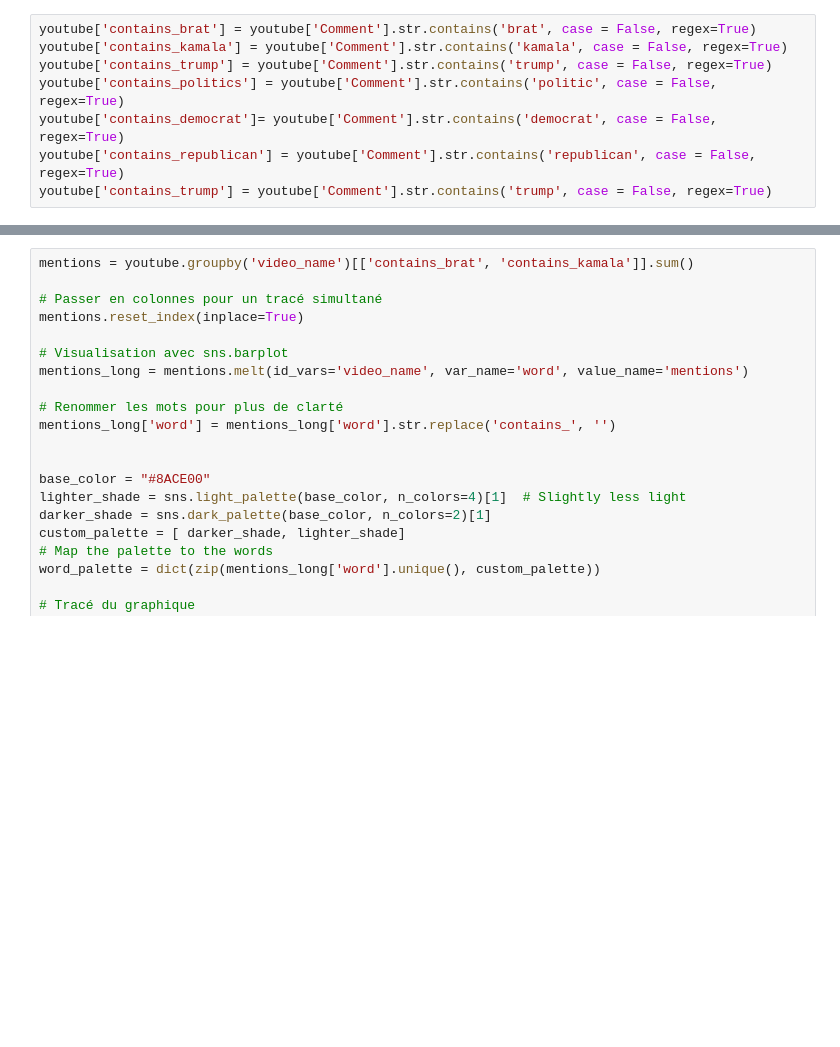
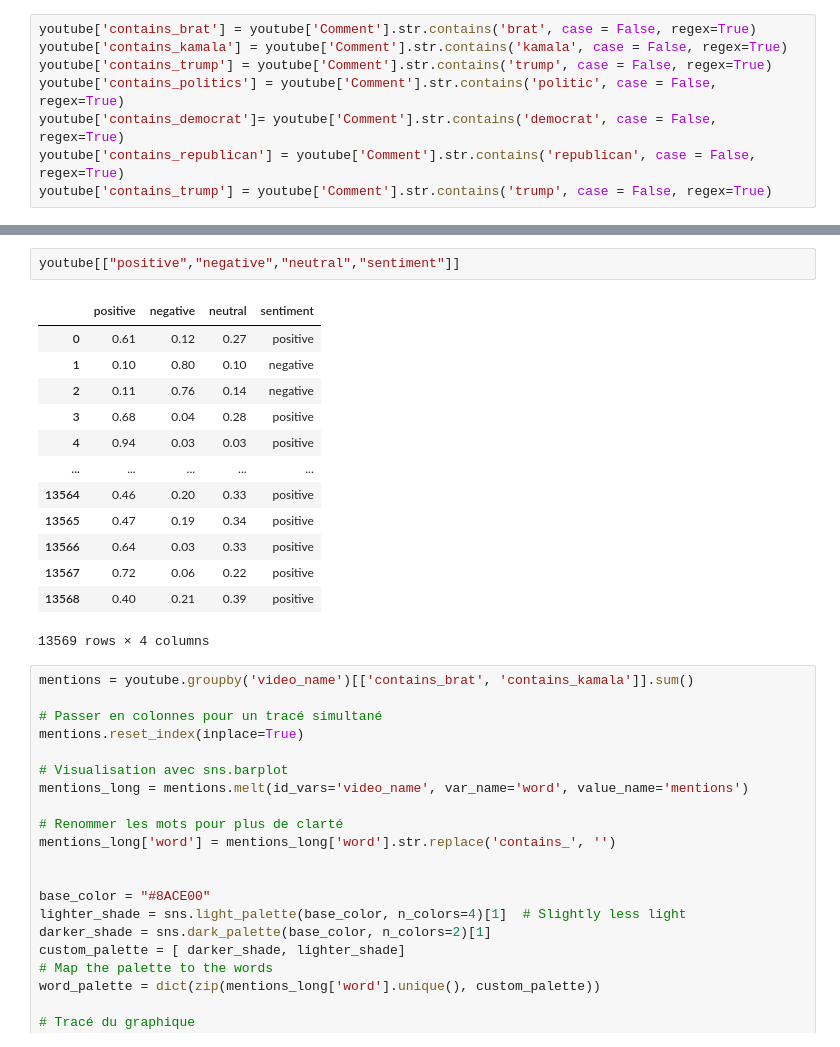
Before and after one commit to pouvoirdasha/sociology_scrapping, a Jupyter notebook: notebooks_stats_finetuning/descriptive_stats_leo.ipynb, the cells around one changed output, grey strips where cells are left out. Cells and saved outputs as stored; diff of their text form; blank space fills up the shorter version.

```diff
--- a/notebooks_stats_finetuning/descriptive_stats_leo.ipynb
+++ b/notebooks_stats_finetuning/descriptive_stats_leo.ipynb
@@ -273,3 +290,19 @@ youtube["sentiment"] = youtube.apply(lambda x: one_column_to_rule_them_all(x.is_
+# %%
+youtube[["positive","negative","neutral","sentiment"]]
+# %% [output]
+|  | positive | negative | neutral | sentiment |
+| 0 | 0.61 | 0.12 | 0.27 | positive |
+| 1 | 0.10 | 0.80 | 0.10 | negative |
+| 2 | 0.11 | 0.76 | 0.14 | negative |
+| 3 | 0.68 | 0.04 | 0.28 | positive |
+| 4 | 0.94 | 0.03 | 0.03 | positive |
+| ... | ... | ... | ... | ... |
+| 13564 | 0.46 | 0.20 | 0.33 | positive |
+| 13565 | 0.47 | 0.19 | 0.34 | positive |
+| 13566 | 0.64 | 0.03 | 0.33 | positive |
+| 13567 | 0.72 | 0.06 | 0.22 | positive |
+| 13568 | 0.40 | 0.21 | 0.39 | positive |
+13569 rows × 4 columns
 # %%
 mentions = youtube.groupby('video_name')[['contains_brat', 'contains_kamala']].sum()
 
```
Also changed, not shown: parts of 2 cells of this notebook, 1 other file.
